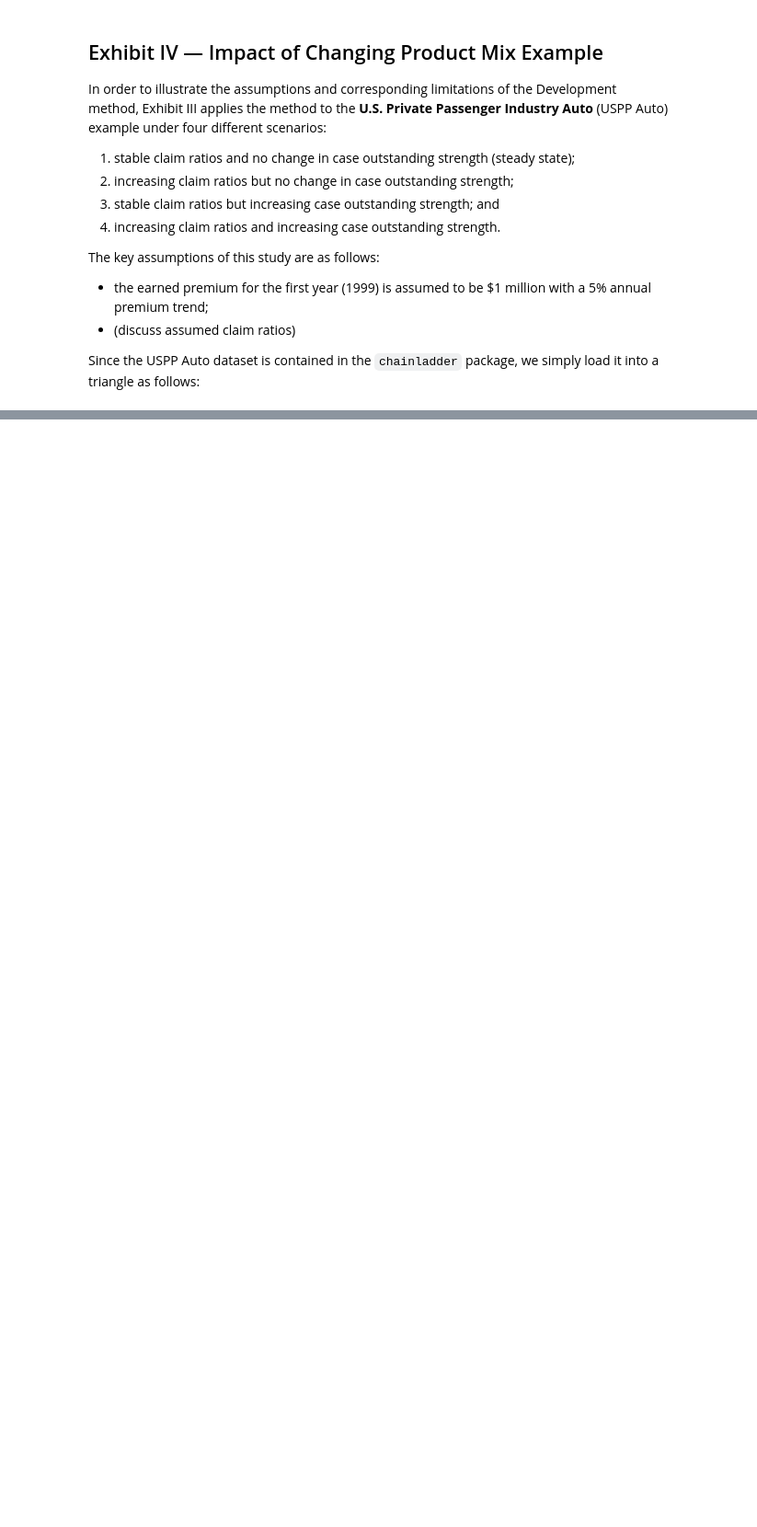
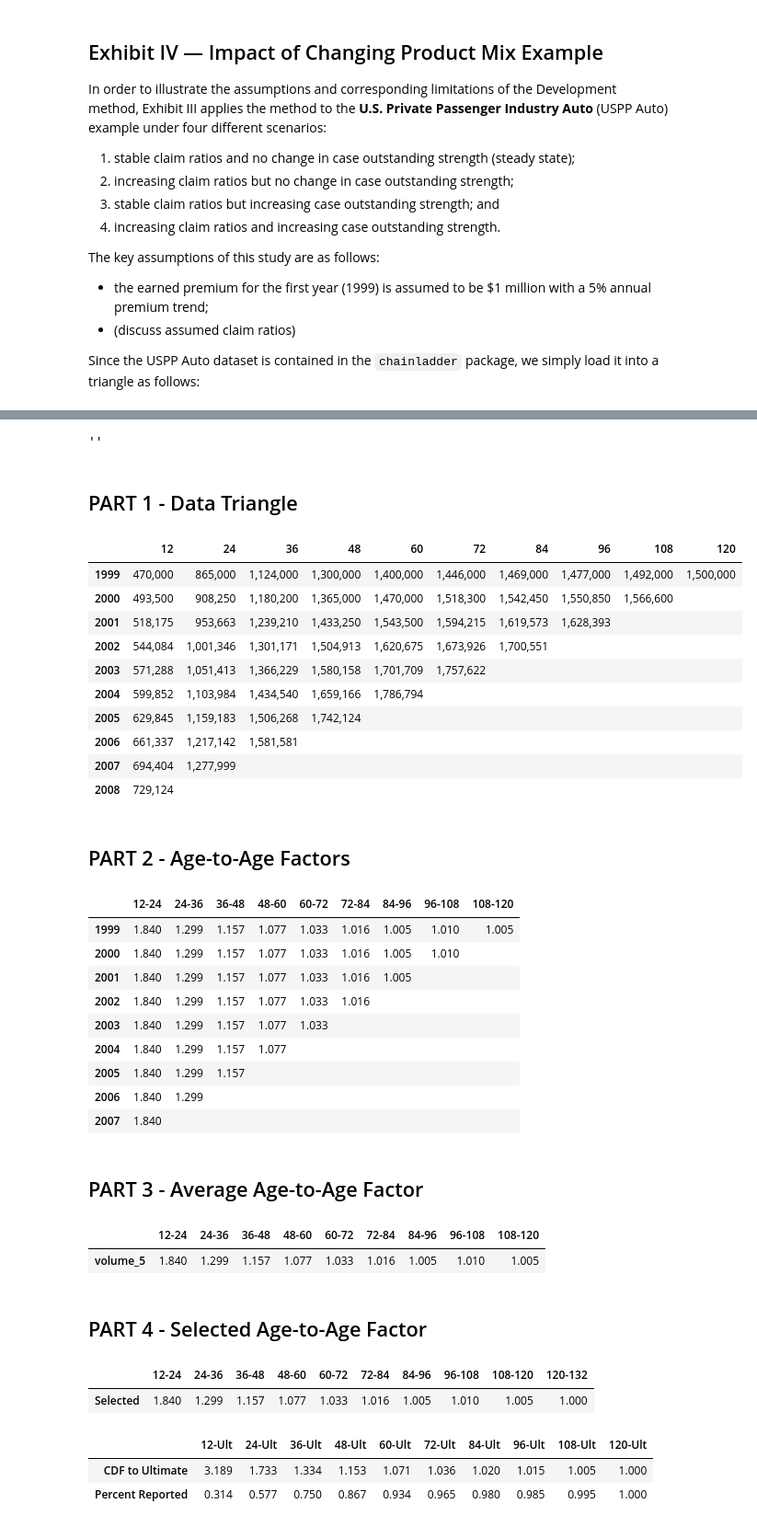
Before and after one commit to casact/chainladder-python, a Jupyter notebook: docs/friedland/chapter_7_part_2.ipynb, the cells around one changed output, grey strips where cells are left out. Shown at 92% size. Cells and saved outputs as stored; diff of their text form; code cells hidden in the pictures; blank space fills up the shorter version.

```diff
--- a/docs/friedland/chapter_7_part_2.ipynb
+++ b/docs/friedland/chapter_7_part_2.ipynb
@@ -782,0 +1123,36 @@ Since the USPP Auto dataset is contained in the `chainladder` package, we simply
+# %%
+_ = dev_exhibit(data.loc["Steady State", "Paid Claims"],avg_params={"volume_5": {'n_periods': 5, 'average': 'volume'}},selected_avg='volume_5',tail=1)
+# %% [output]
+''
+PART 1 - Data Triangle
+|  | 12 | 24 | 36 | 48 | 60 | 72 | 84 | 96 | 108 | 120 |
+| 1999 | 470,000 | 865,000 | 1,124,000 | 1,300,000 | 1,400,000 | 1,446,000 | 1,469,000 | 1,477,000 | 1,492,000 | 1,500,000 |
+| 2000 | 493,500 | 908,250 | 1,180,200 | 1,365,000 | 1,470,000 | 1,518,300 | 1,542,450 | 1,550,850 | 1,566,600 |  |
+| 2001 | 518,175 | 953,663 | 1,239,210 | 1,433,250 | 1,543,500 | 1,594,215 | 1,619,573 | 1,628,393 |  |  |
+| 2002 | 544,084 | 1,001,346 | 1,301,171 | 1,504,913 | 1,620,675 | 1,673,926 | 1,700,551 |  |  |  |
+| 2003 | 571,288 | 1,051,413 | 1,366,229 | 1,580,158 | 1,701,709 | 1,757,622 |  |  |  |  |
+| 2004 | 599,852 | 1,103,984 | 1,434,540 | 1,659,166 | 1,786,794 |  |  |  |  |  |
+| 2005 | 629,845 | 1,159,183 | 1,506,268 | 1,742,124 |  |  |  |  |  |  |
+| 2006 | 661,337 | 1,217,142 | 1,581,581 |  |  |  |  |  |  |  |
+| 2007 | 694,404 | 1,277,999 |  |  |  |  |  |  |  |  |
+| 2008 | 729,124 |  |  |  |  |  |  |  |  |  |
+PART 2 - Age-to-Age Factors
+|  | 12-24 | 24-36 | 36-48 | 48-60 | 60-72 | 72-84 | 84-96 | 96-108 | 108-120 |
+| 1999 | 1.840 | 1.299 | 1.157 | 1.077 | 1.033 | 1.016 | 1.005 | 1.010 | 1.005 |
+| 2000 | 1.840 | 1.299 | 1.157 | 1.077 | 1.033 | 1.016 | 1.005 | 1.010 |  |
+| 2001 | 1.840 | 1.299 | 1.157 | 1.077 | 1.033 | 1.016 | 1.005 |  |  |
+| 2002 | 1.840 | 1.299 | 1.157 | 1.077 | 1.033 | 1.016 |  |  |  |
+| 2003 | 1.840 | 1.299 | 1.157 | 1.077 | 1.033 |  |  |  |  |
+| 2004 | 1.840 | 1.299 | 1.157 | 1.077 |  |  |  |  |  |
+| 2005 | 1.840 | 1.299 | 1.157 |  |  |  |  |  |  |
+| 2006 | 1.840 | 1.299 |  |  |  |  |  |  |  |
+| 2007 | 1.840 |  |  |  |  |  |  |  |  |
+PART 3 - Average Age-to-Age Factor
+|  | 12-24 | 24-36 | 36-48 | 48-60 | 60-72 | 72-84 | 84-96 | 96-108 | 108-120 |
+| volume_5 | 1.840 | 1.299 | 1.157 | 1.077 | 1.033 | 1.016 | 1.005 | 1.010 | 1.005 |
+PART 4 - Selected Age-to-Age Factor
+|  | 12-24 | 24-36 | 36-48 | 48-60 | 60-72 | 72-84 | 84-96 | 96-108 | 108-120 | 120-132 |
+| Selected | 1.840 | 1.299 | 1.157 | 1.077 | 1.033 | 1.016 | 1.005 | 1.010 | 1.005 | 1.000 |
+|  | 12-Ult | 24-Ult | 36-Ult | 48-Ult | 60-Ult | 72-Ult | 84-Ult | 96-Ult | 108-Ult | 120-Ult |
+| CDF to Ultimate | 3.189 | 1.733 | 1.334 | 1.153 | 1.071 | 1.036 | 1.020 | 1.015 | 1.005 | 1.000 |
+| Percent Reported | 0.314 | 0.577 | 0.750 | 0.867 | 0.934 | 0.965 | 0.980 | 0.985 | 0.995 | 1.000 |
```
Also changed, not shown: parts of 26 cells of this notebook.
